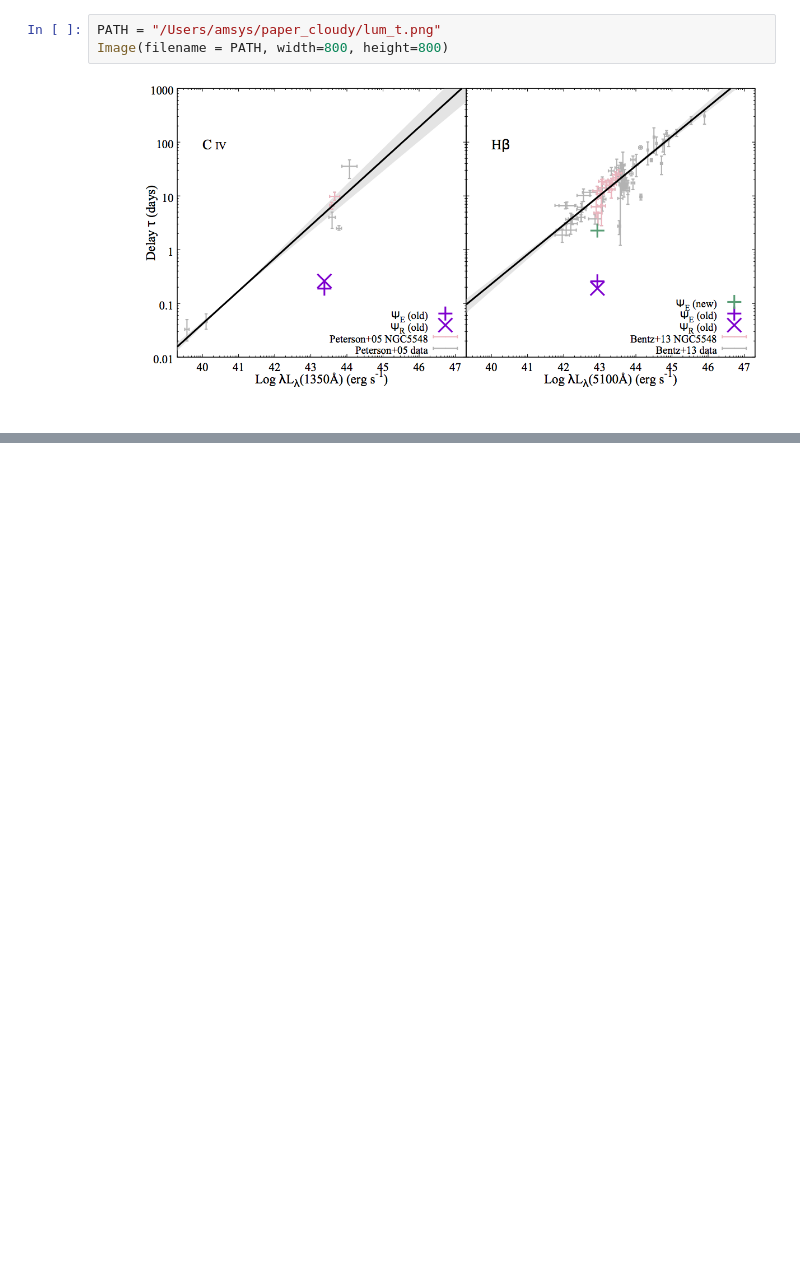
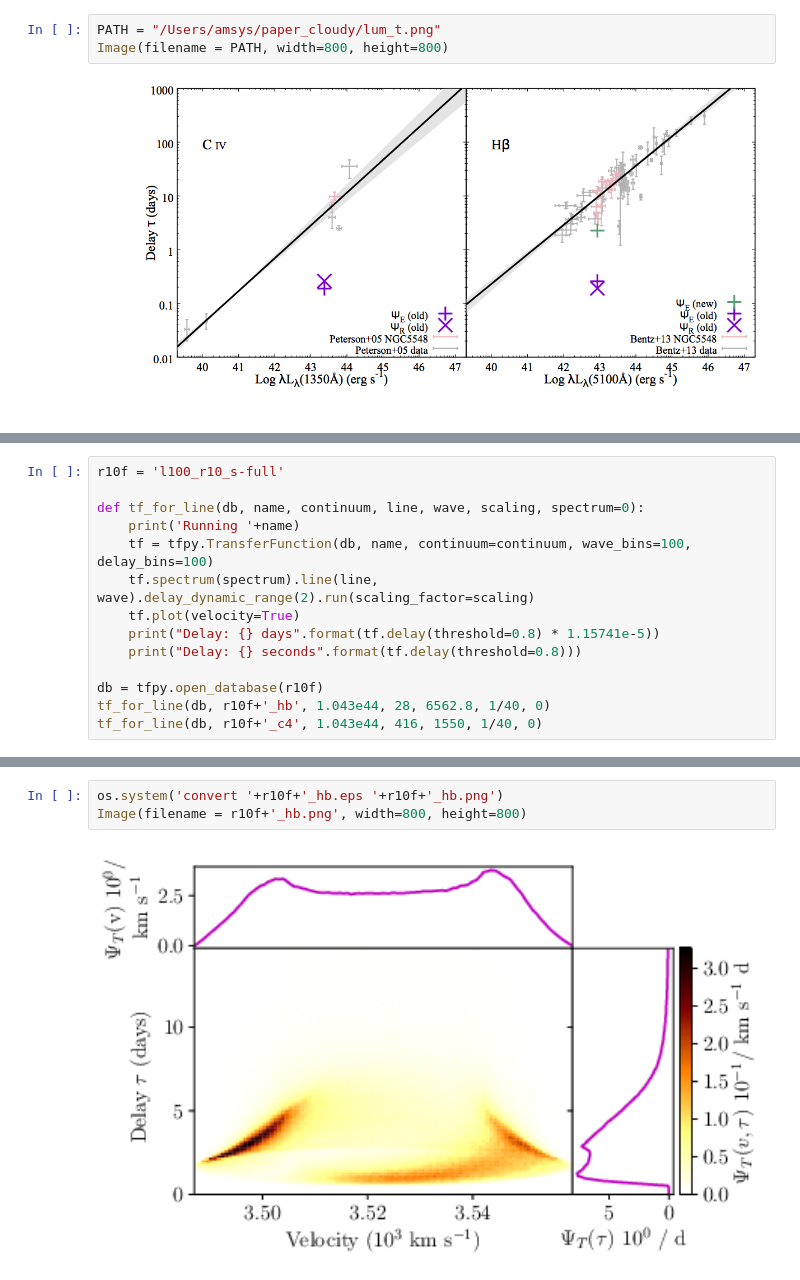
Before and after one commit to smangham/paper_cloudy, a Jupyter notebook: initial_analysis.ipynb, the cells around one changed output, grey strips where cells are left out. Saved outputs shown, nothing was run; the diff lists cells and outputs as text; blank space fills up the shorter version.

```diff
--- a/initial_analysis.ipynb
+++ b/initial_analysis.ipynb
@@ -183,0 +211,14 @@ This still looks like we're on the very low end of the range, but it's a dramati
+# %%
+r10f = 'l100_r10_s-full'
+
+def tf_for_line(db, name, continuum, line, wave, scaling, spectrum=0):
+    print('Running '+name)
+    tf = tfpy.TransferFunction(db, name, continuum=continuum, wave_bins=100, delay_bins=100)
+    tf.spectrum(spectrum).line(line, wave).delay_dynamic_range(2).run(scaling_factor=scaling)
+    tf.plot(velocity=True)
+    print("Delay: {} days".format(tf.delay(threshold=0.8) * 1.15741e-5))
+    print("Delay: {} seconds".format(tf.delay(threshold=0.8)))
+
+db = tfpy.open_database(r10f)
+tf_for_line(db, r10f+'_hb', 1.043e44, 28, 6562.8, 1/40, 0)
+tf_for_line(db, r10f+'_c4', 1.043e44, 416, 1550, 1/40, 0)
@@ -183,0 +242,5 @@ This still looks like we're on the very low end of the range, but it's a dramati
+# %%
+os.system('convert '+r10f+'_hb.eps '+r10f+'_hb.png')
+Image(filename = r10f+'_hb.png', width=800, height=800)
+# %% [output]
+[figure, added]
```
Also changed, not shown: parts of 12 cells of this notebook, 7 other files.
